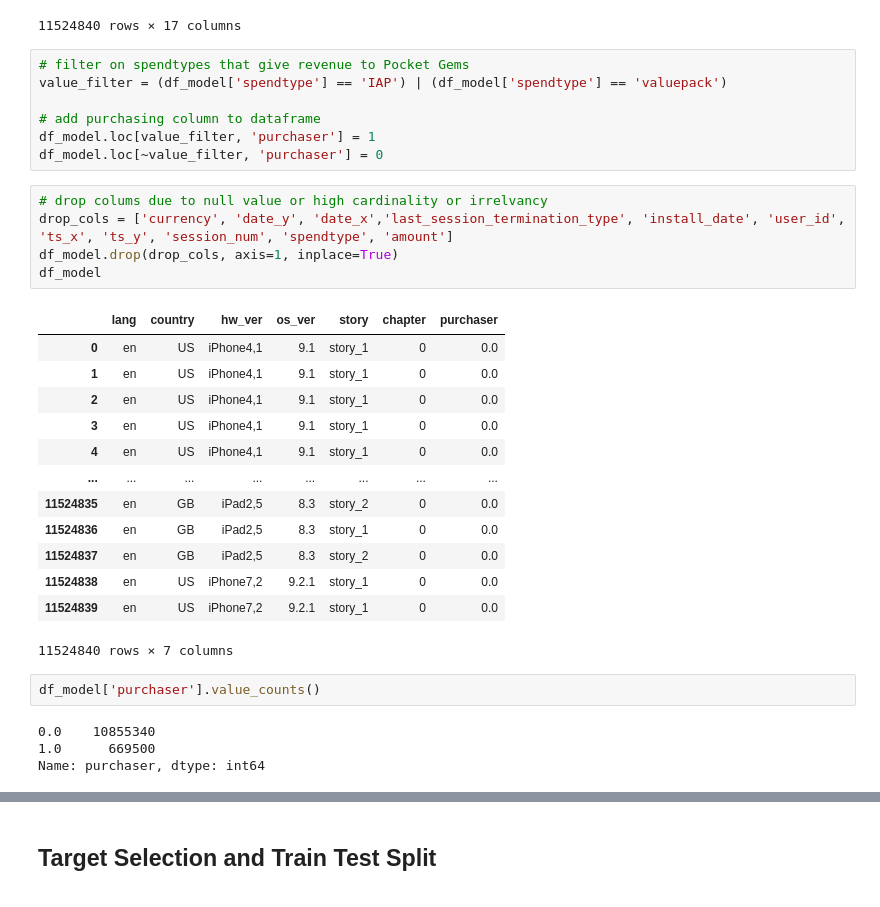
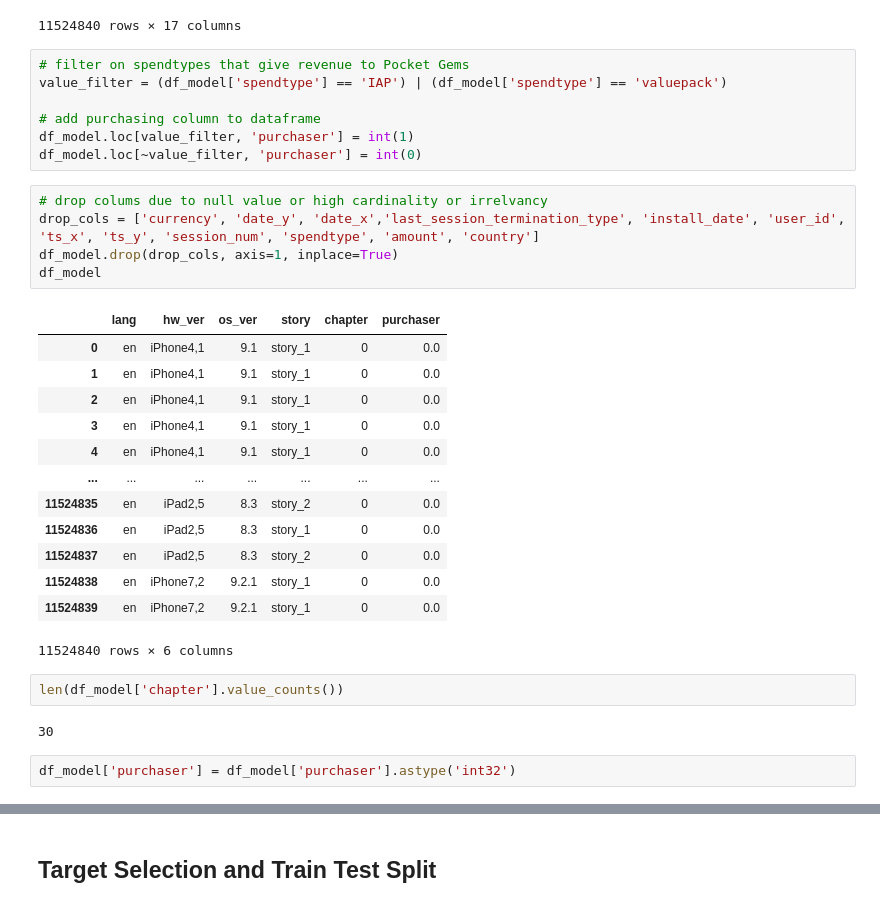
Before and after one commit to ericyeonpark/pg_data_exploratory_analysis, a Jupyter notebook: data_exploration_Eric_Park.ipynb, the cells around one changed output, grey strips where cells are left out. Saved outputs shown, nothing was run; the diff lists cells and outputs as text.

```diff
--- a/data_exploration_Eric_Park.ipynb
+++ b/data_exploration_Eric_Park.ipynb
@@ -869,30 +886,30 @@ df_model
 value_filter = (df_model['spendtype'] == 'IAP') | (df_model['spendtype'] == 'valuepack')
 
 # add purchasing column to dataframe
-df_model.loc[value_filter, 'purchaser'] = 1
-df_model.loc[~value_filter, 'purchaser'] = 0
+df_model.loc[value_filter, 'purchaser'] = int(1)
+df_model.loc[~value_filter, 'purchaser'] = int(0)
 # %%
 # drop colums due to null value or high cardinality or irrelvancy
-drop_cols = ['currency', 'date_y', 'date_x','last_session_termination_type', 'install_date', 'user_id', 'ts_x', 'ts_y', 'session_num', 'spendtype', 'amount']
+drop_cols = ['currency', 'date_y', 'date_x','last_session_termination_type', 'install_date', 'user_id', 'ts_x', 'ts_y', 'session_num', 'spendtype', 'amount', 'country']
 df_model.drop(drop_cols, axis=1, inplace=True)
 df_model
 # %% [output]
-|  | lang | country | hw_ver | os_ver | story | chapter | purchaser |
-| 0 | en | US | iPhone4,1 | 9.1 | story_1 | 0 | 0.0 |
-| 1 | en | US | iPhone4,1 | 9.1 | story_1 | 0 | 0.0 |
-| 2 | en | US | iPhone4,1 | 9.1 | story_1 | 0 | 0.0 |
-| 3 | en | US | iPhone4,1 | 9.1 | story_1 | 0 | 0.0 |
-| 4 | en | US | iPhone4,1 | 9.1 | story_1 | 0 | 0.0 |
-| ... | ... | ... | ... | ... | ... | ... | ... |
-| 11524835 | en | GB | iPad2,5 | 8.3 | story_2 | 0 | 0.0 |
-| 11524836 | en | GB | iPad2,5 | 8.3 | story_1 | 0 | 0.0 |
-| 11524837 | en | GB | iPad2,5 | 8.3 | story_2 | 0 | 0.0 |
-| 11524838 | en | US | iPhone7,2 | 9.2.1 | story_1 | 0 | 0.0 |
-| 11524839 | en | US | iPhone7,2 | 9.2.1 | story_1 | 0 | 0.0 |
+|  | lang | hw_ver | os_ver | story | chapter | purchaser |
+| 0 | en | iPhone4,1 | 9.1 | story_1 | 0 | 0.0 |
+| 1 | en | iPhone4,1 | 9.1 | story_1 | 0 | 0.0 |
+| 2 | en | iPhone4,1 | 9.1 | story_1 | 0 | 0.0 |
+| 3 | en | iPhone4,1 | 9.1 | story_1 | 0 | 0.0 |
+| 4 | en | iPhone4,1 | 9.1 | story_1 | 0 | 0.0 |
+| ... | ... | ... | ... | ... | ... | ... |
+| 11524835 | en | iPad2,5 | 8.3 | story_2 | 0 | 0.0 |
+| 11524836 | en | iPad2,5 | 8.3 | story_1 | 0 | 0.0 |
+| 11524837 | en | iPad2,5 | 8.3 | story_2 | 0 | 0.0 |
+| 11524838 | en | iPhone7,2 | 9.2.1 | story_1 | 0 | 0.0 |
+| 11524839 | en | iPhone7,2 | 9.2.1 | story_1 | 0 | 0.0 |
-11524840 rows × 7 columns
+11524840 rows × 6 columns
-# %%
-df_model['purchaser'].value_counts()
-# %% [output]
-0.0    10855340
-1.0      669500
-Name: purchaser, dtype: int64
+# %%
+len(df_model['chapter'].value_counts())
+# %% [output]
+30
+# %%
+df_model['purchaser'] = df_model['purchaser'].astype('int32')
```
Also changed, not shown: parts of 9 cells of this notebook.
